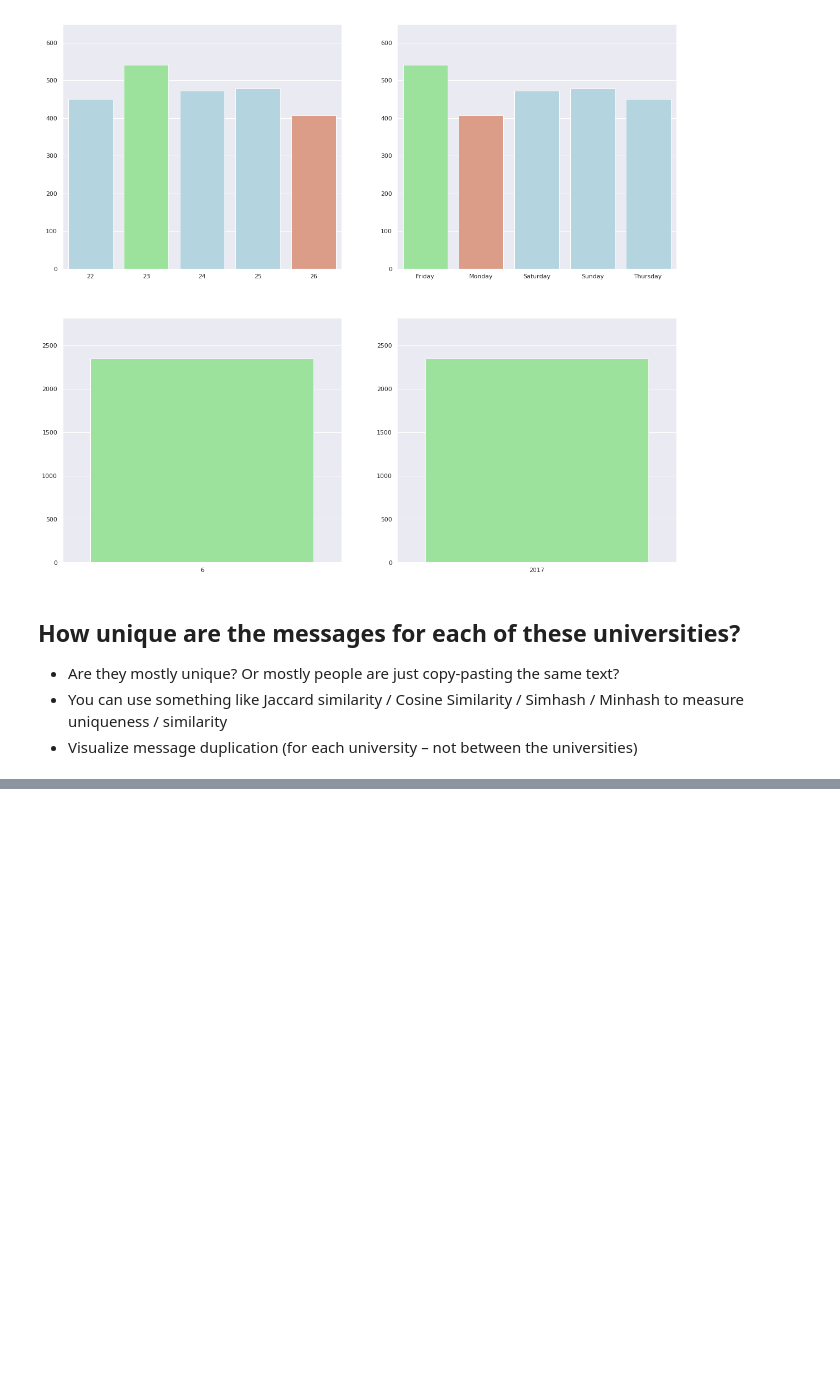
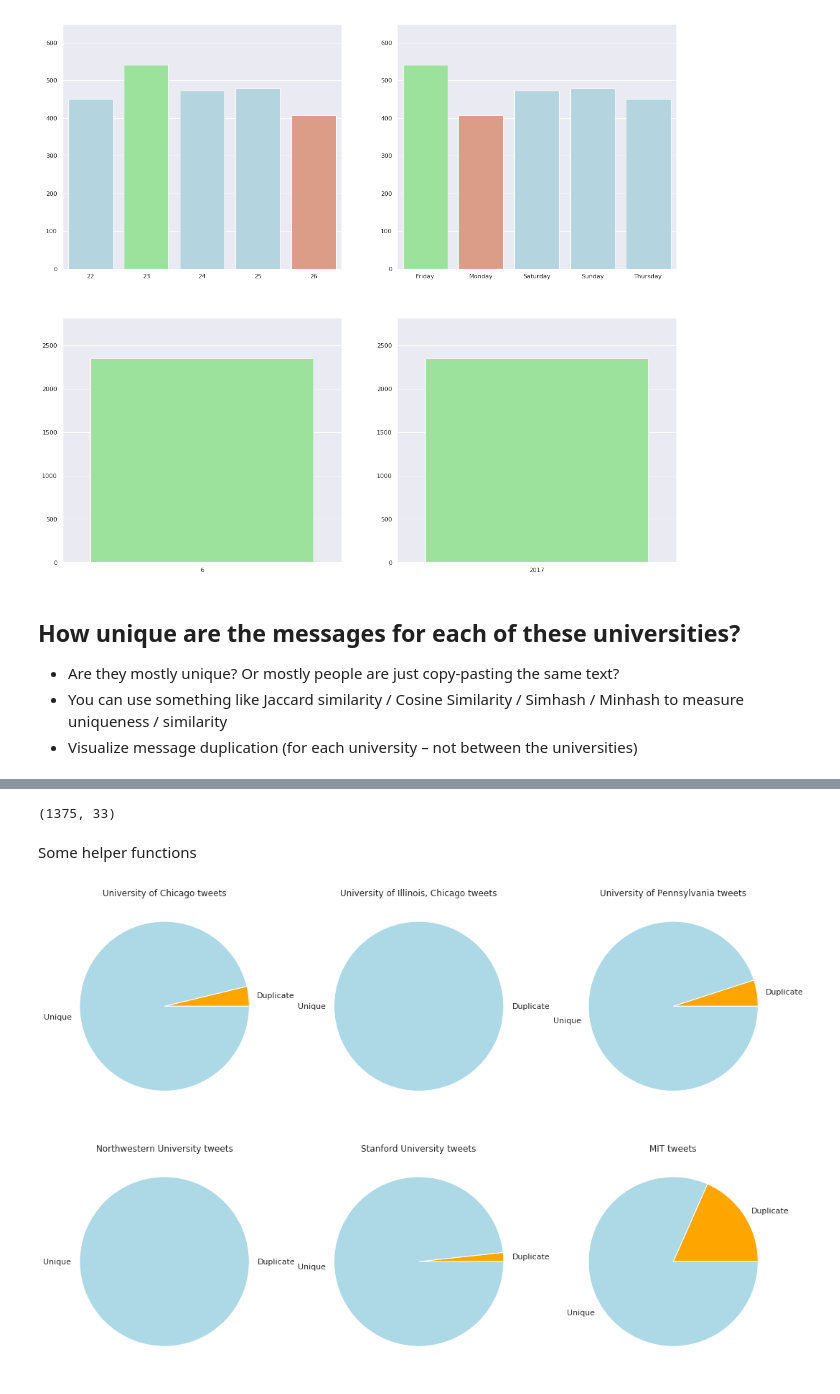
Before and after one commit to DoinGodsWork37/BigDataEngg, a Jupyter notebook: final_project/EDA.ipynb, the cells around one changed output, grey strips where cells are left out. Cells and saved outputs as stored; diff of their text form; code cells hidden in the pictures; blank space fills up the shorter version.

```diff
--- a/final_project/EDA.ipynb
+++ b/final_project/EDA.ipynb
@@ -364,0 +352,15 @@ plot_bar(data=uni_df_year_grp, x="created_year", y="id_str", ax=ax[1][1], annot=
+# %%
+rows_to_drop = uni_df[~uni_df["retweeted_status_user_id_str"].isna()].index
+# Drop all the rows with retweets
+unique_uni_tweets_df = uni_df.drop(rows_to_drop, axis=0)
+# %% [output]
+(1375, 33)
+# %%
+uc_tweets = unique_uni_tweets_df[unique_uni_tweets_df["uc_tweet"]==True]["text"]
+uic_tweets = unique_uni_tweets_df[unique_uni_tweets_df["uic_tweet"]==True]["text"]
+upenn_tweets = unique_uni_tweets_df[unique_uni_tweets_df["upenn_tweet"]==True]["text"]
+nw_tweets = unique_uni_tweets_df[unique_uni_tweets_df["nw_tweet"]==True]["text"]
+stanford_tweets = unique_uni_tweets_df[unique_uni_tweets_df["stanford_tweet"]==True]["text"]
+mit_tweets = unique_uni_tweets_df[unique_uni_tweets_df["mit_tweet"]==True]["text"]
+# %% [markdown]
+Some helper functions
@@ -364,0 +387,30 @@ plot_bar(data=uni_df_year_grp, x="created_year", y="id_str", ax=ax[1][1], annot=
+# %%
+uc_dup, uc_unique = get_ratios(uc_tweets)
+uic_dup, uic_unique = get_ratios(uic_tweets)
+upenn_dup, upenn_unique = get_ratios(upenn_tweets)
+nw_dup, nw_unique = get_ratios(nw_tweets)
+stanford_dup, stanford_unique = get_ratios(stanford_tweets)
+mit_dup, mit_unique = get_ratios(mit_tweets)
+# %%
+labels = ['Duplicate', 'Unique']
+colors = ['orange','lightblue']
+f, ax = plt.subplots(2, 3, figsize=(18, 12))
+plot_pie(values=[uc_dup, uc_unique], labels=labels, colors=colors, ax=ax[0][0])
+ax[0][0].set(title="University of Chicago tweets")
+
+plot_pie(values=[uic_dup, uic_unique], labels=labels, colors=colors, ax=ax[0][1])
+ax[0][1].set(title="University of Illinois, Chicago tweets")
+
+plot_pie(values=[upenn_dup, upenn_unique], labels=labels, colors=colors, ax=ax[0][2])
+ax[0][2].set(title="University of Pennsylvania tweets")
+
+plot_pie(values=[nw_dup, nw_unique], labels=labels, colors=colors, ax=ax[1][0])
+ax[1][0].set(title="Northwestern University tweets")
+
+plot_pie(values=[stanford_dup, stanford_unique], labels=labels, colors=colors, ax=ax[1][1])
+ax[1][1].set(title="Stanford University tweets")
+
+plot_pie(values=[mit_dup, mit_unique], labels=labels, colors=colors, ax=ax[1][2])
+t = ax[1][2].set(title="MIT tweets")
+# %% [output]
+[figure, added]
```
Also changed, not shown: parts of 20 cells of this notebook, 1 other file.
